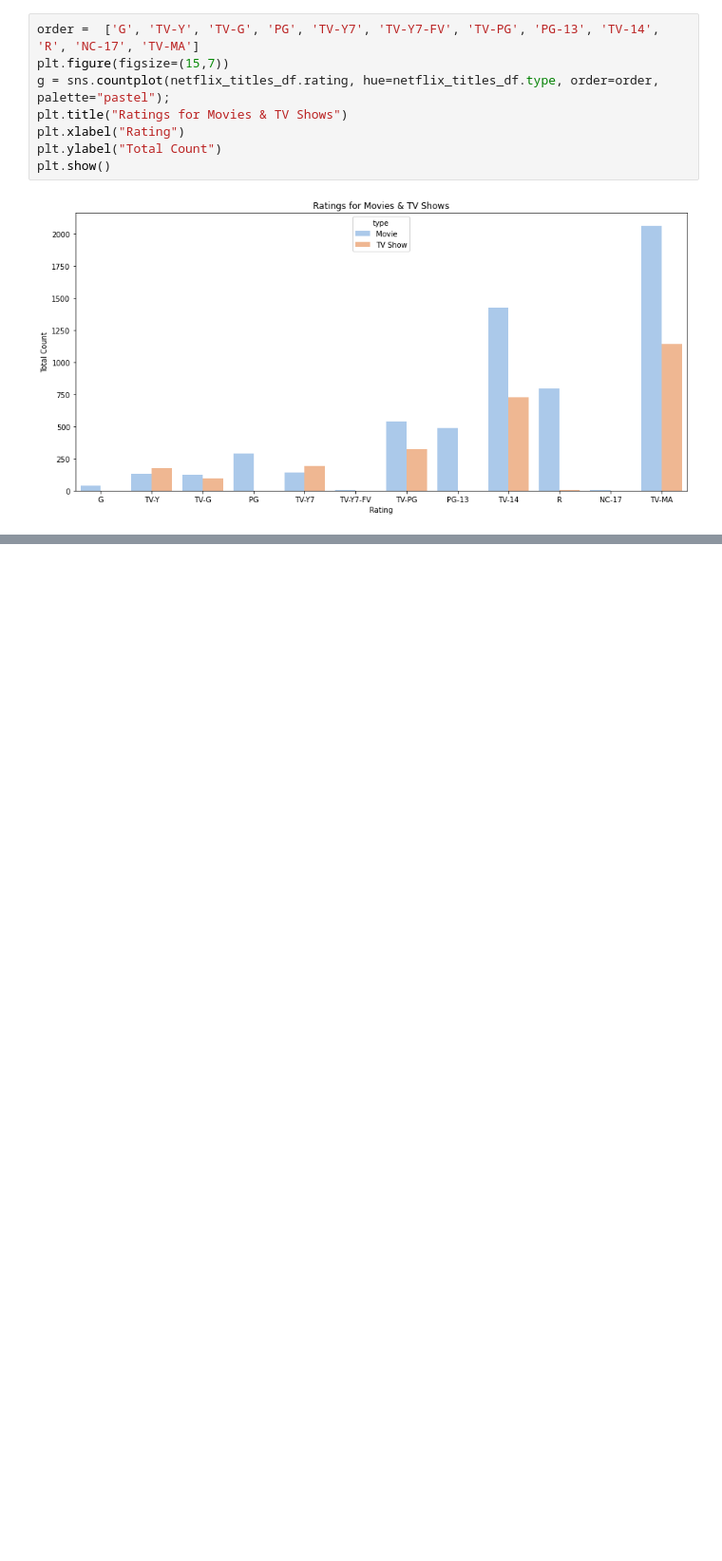
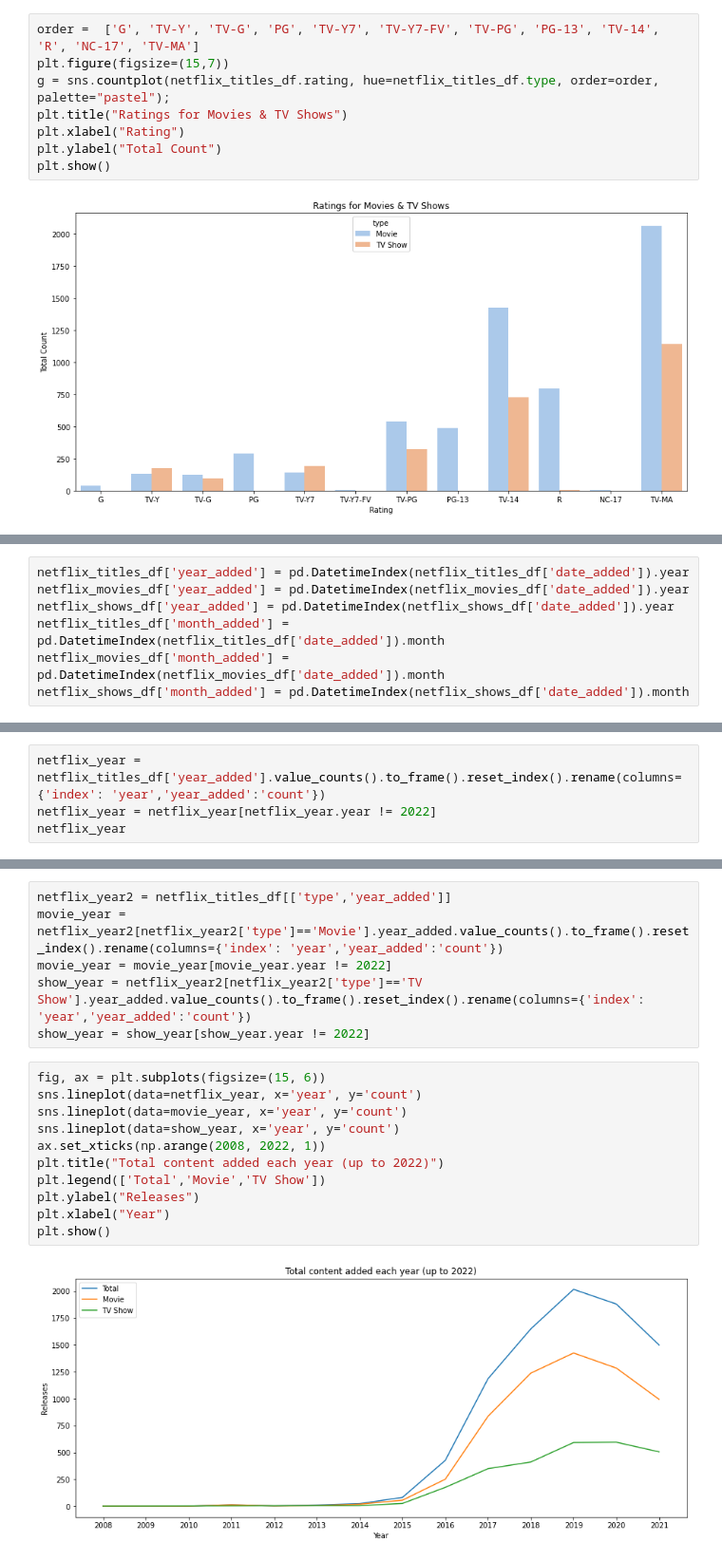
Before and after one commit to nrp1284/netflix_titles, a Jupyter notebook: netflix_ratings.ipynb, the cells around one changed output, grey strips where cells are left out. Shown at 95% size. Drawn from its saved outputs; the diff is of its cells as text; blank space fills up the shorter version.

```diff
--- a/netflix_ratings.ipynb
+++ b/netflix_ratings.ipynb
@@ -188,0 +209,7 @@ plt.show()
+# %%
+netflix_titles_df['year_added'] = pd.DatetimeIndex(netflix_titles_df['date_added']).year
+netflix_movies_df['year_added'] = pd.DatetimeIndex(netflix_movies_df['date_added']).year
+netflix_shows_df['year_added'] = pd.DatetimeIndex(netflix_shows_df['date_added']).year
+netflix_titles_df['month_added'] = pd.DatetimeIndex(netflix_titles_df['date_added']).month
+netflix_movies_df['month_added'] = pd.DatetimeIndex(netflix_movies_df['date_added']).month
+netflix_shows_df['month_added'] = pd.DatetimeIndex(netflix_shows_df['date_added']).month
@@ -188,0 +229,4 @@ plt.show()
+# %%
+netflix_year = netflix_titles_df['year_added'].value_counts().to_frame().reset_index().rename(columns={'index': 'year','year_added':'count'})
+netflix_year = netflix_year[netflix_year.year != 2022]
+netflix_year
@@ -188,0 +249,19 @@ plt.show()
+# %%
+netflix_year2 = netflix_titles_df[['type','year_added']]
+movie_year = netflix_year2[netflix_year2['type']=='Movie'].year_added.value_counts().to_frame().reset_index().rename(columns={'index': 'year','year_added':'count'})
+movie_year = movie_year[movie_year.year != 2022]
+show_year = netflix_year2[netflix_year2['type']=='TV Show'].year_added.value_counts().to_frame().reset_index().rename(columns={'index': 'year','year_added':'count'})
+show_year = show_year[show_year.year != 2022]
+# %%
+fig, ax = plt.subplots(figsize=(15, 6))
+sns.lineplot(data=netflix_year, x='year', y='count')
+sns.lineplot(data=movie_year, x='year', y='count')
+sns.lineplot(data=show_year, x='year', y='count')
+ax.set_xticks(np.arange(2008, 2022, 1))
+plt.title("Total content added each year (up to 2022)")
+plt.legend(['Total','Movie','TV Show'])
+plt.ylabel("Releases")
+plt.xlabel("Year")
+plt.show()
+# %% [output]
+[figure, added]
```
Also changed, not shown: parts of 19 cells of this notebook.
